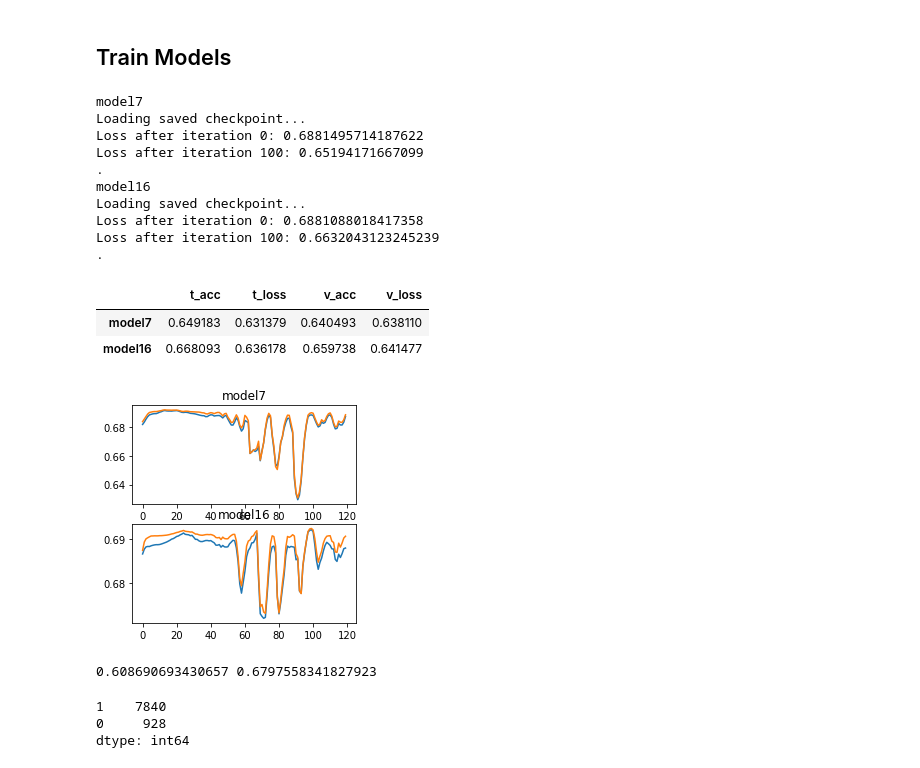
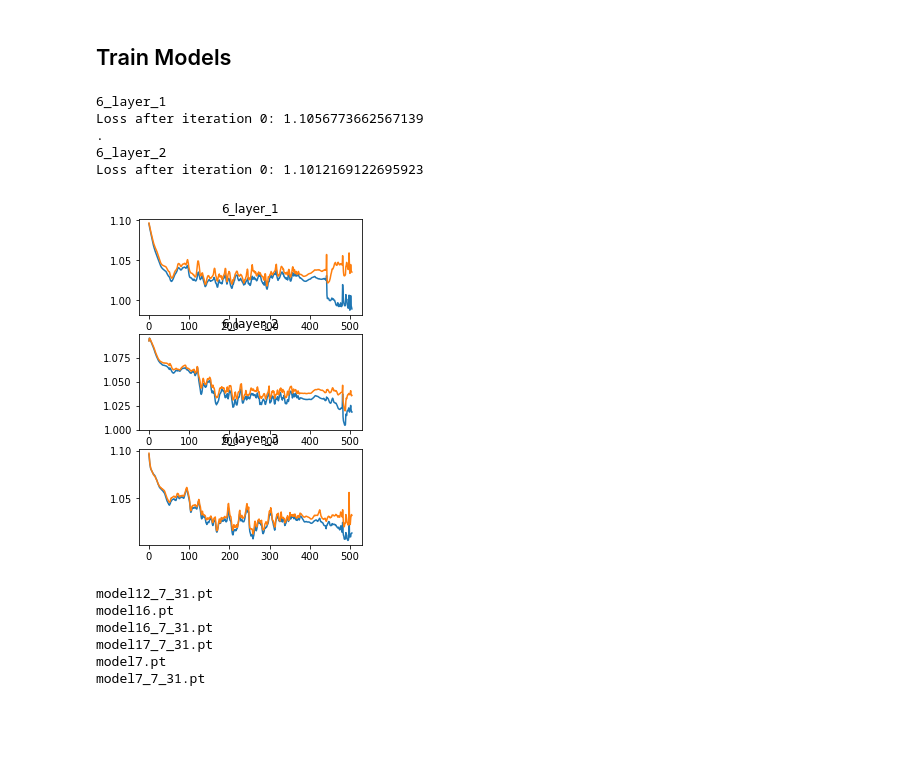
Before and after one commit to jdjd24/Football-Match-Prediction, a Jupyter notebook: 3. Neural Net Model.ipynb, the cells around one changed output. Drawn from its saved outputs; the diff is of its cells as text; code cells hidden in the pictures; blank space fills up the shorter version.

```diff
--- a/3. Neural Net Model.ipynb
+++ b/3. Neural Net Model.ipynb
@@ -138,2 +133,0 @@ big_big_losses_list = [([],[]) for i in model_dict]
-# %%
-model_dict['model7'] = LinearNN(6, (input_size,output_size), [128,256,256,128,32,16], nn.ReLU(), 0.2)
@@ -142,36 +134,33 @@ del model_dict['model14']
-# %%
-splits = 1
-results, big_losses_list = train_many(model_dict, x_train, y_train, batch_size = 2048 , splits = splits, epochs = 20, learning_rate = 0.001, use_scheduler=True, scheduler_step_size=50)
-
-for i, model_name in enumerate(model_dict):
-    for j in range(2):
-        big_big_losses_list[i][j].extend(big_losses_list[i][j])
-
-results
-# %% [output]
-model7
-Loading saved checkpoint...
-Loss after iteration 0: 0.6881495714187622
-Loss after iteration 100: 0.65194171667099
-.
-model16
-Loading saved checkpoint...
-Loss after iteration 0: 0.6881088018417358
-Loss after iteration 100: 0.6632043123245239
-.
-|  | t_acc | t_loss | v_acc | v_loss |
-| model7 | 0.649183 | 0.631379 | 0.640493 | 0.638110 |
-| model16 | 0.668093 | 0.636178 | 0.659738 | 0.641477 |
+# %%
+results = train_many(model_dict, x_train, y_train, batch_size = 1024 , epochs = 2, learning_rate = 0.001, use_scheduler=True, scheduler_step_size=25, change_trainset=True)
+results
+# %% [output]
+6_layer_1
+Loss after iteration 0: 1.1056773662567139
+.
+6_layer_2
+Loss after iteration 0: 1.1012169122695923
 # %%
-plot_losses(big_losses_list, model_dict, splits)
+plot_losses(model_dict)
 # %% [output]
-[figure, old version]
+[figure, new version]
-# %%
-model_dict['model13'].get_score(x_train, y_train, scaler)
-# %% [output]
-0.608690693430657 0.6797558341827923
-1    7840
-0     928
-dtype: int64
+# %%
+directory_str = './NN Models/'
+directory = os.fsencode(directory_str)
+
+load_dict = {}
+for file in os.listdir(directory):
+
+    filename = os.fsdecode(file)
+    if filename.endswith(".pt"):
+        filename = os.fsdecode(file)
+        load_dict[filename] = torch.load(directory_str+filename)
+# %% [output]
+model12_7_31.pt
+model16.pt
+model16_7_31.pt
+model17_7_31.pt
+model7.pt
+model7_7_31.pt
 # %%
 ## Ensemble learning
```
Also changed, not shown: parts of 11 cells of this notebook, 9 other files.
